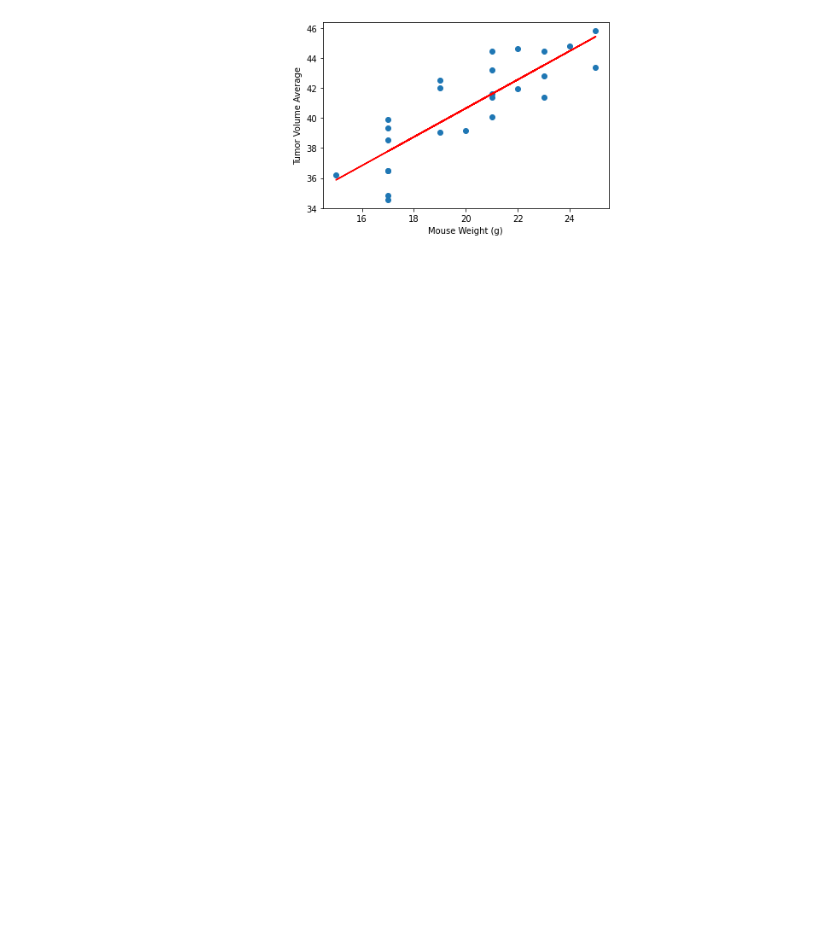
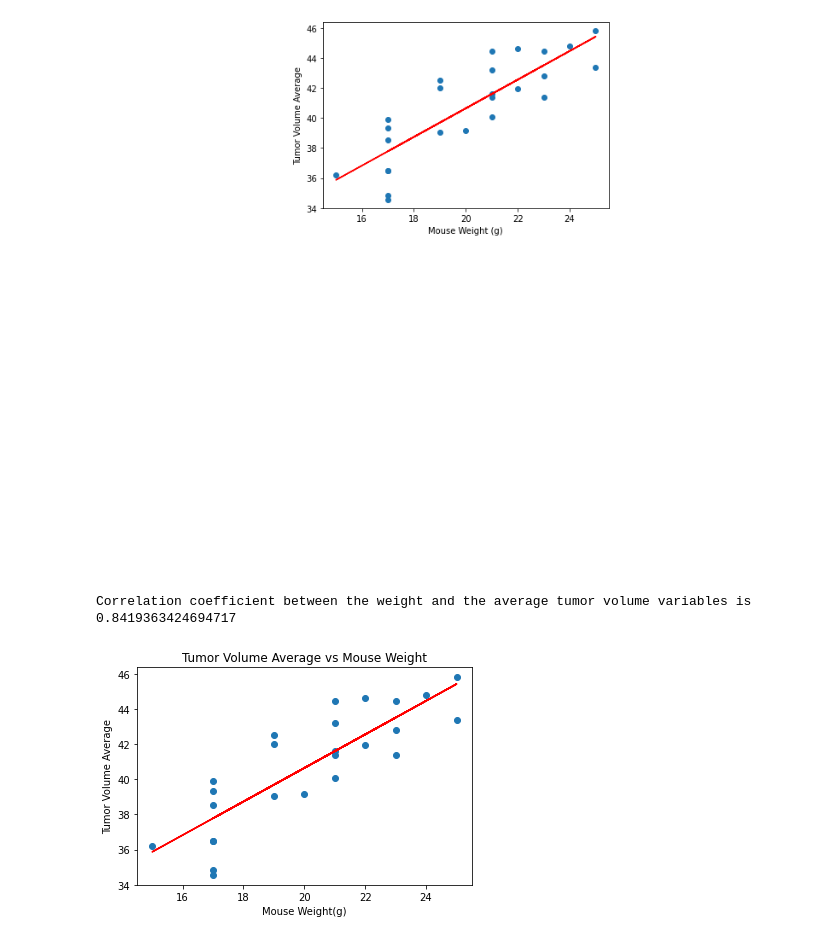
Before and after one commit to vadulas/matplotlib_challenge, a Jupyter notebook: Pymaceuticals/pymaceuticals_starter.ipynb, the cells around one changed output. Saved outputs shown, nothing was run; the diff lists cells and outputs as text; code cells hidden in the pictures; blank space fills up the shorter version.

```diff
--- a/Pymaceuticals/pymaceuticals_starter.ipynb
+++ b/Pymaceuticals/pymaceuticals_starter.ipynb
@@ -546,3 +607,26 @@ ValueError: cannot copy sequence with size 230 to array axis with dimension 1
 # %% [output]
 The correlation between both factors is 0.84
 [figure]
+# %%
+#calculate and print St. Pearson Correlation Coefficient
+correlation_coeff = st.pearsonr(capomulin_mean_df["Weight (g)"], capomulin_mean_df["Tumor Volume (mm3)"])
+print(f"Correlation coefficient between the weight and the average tumor volume variables is {correlation_coeff[0]}")
+
+# establish linear regression values  - y=mx+b
+
+model  = st.linregress(capomulin_mean_df["Weight (g)"], capomulin_mean_df["Tumor Volume (mm3)"])
+
+y_values = (capomulin_mean_df["Weight (g)"]  * model[0]) + model[1]
+
+#draw the scatter plot
+plt.scatter(capomulin_mean_df["Weight (g)"], capomulin_mean_df["Tumor Volume (mm3)"])
+plt.xlabel("Mouse Weight(g)")
+plt.ylabel("Tumor Volume Average")
+plt.title("Tumor Volume Average vs Mouse Weight")
+
+# linear regression line
+plt.plot(capomulin_mean_df["Weight (g)"], y_values, color="r")
+plt.show()
+# %% [output]
+Correlation coefficient between the weight and the average tumor volume variables is 0.8419363424694717
+[figure, added]
```
Also changed, not shown: parts of 10 cells of this notebook.
